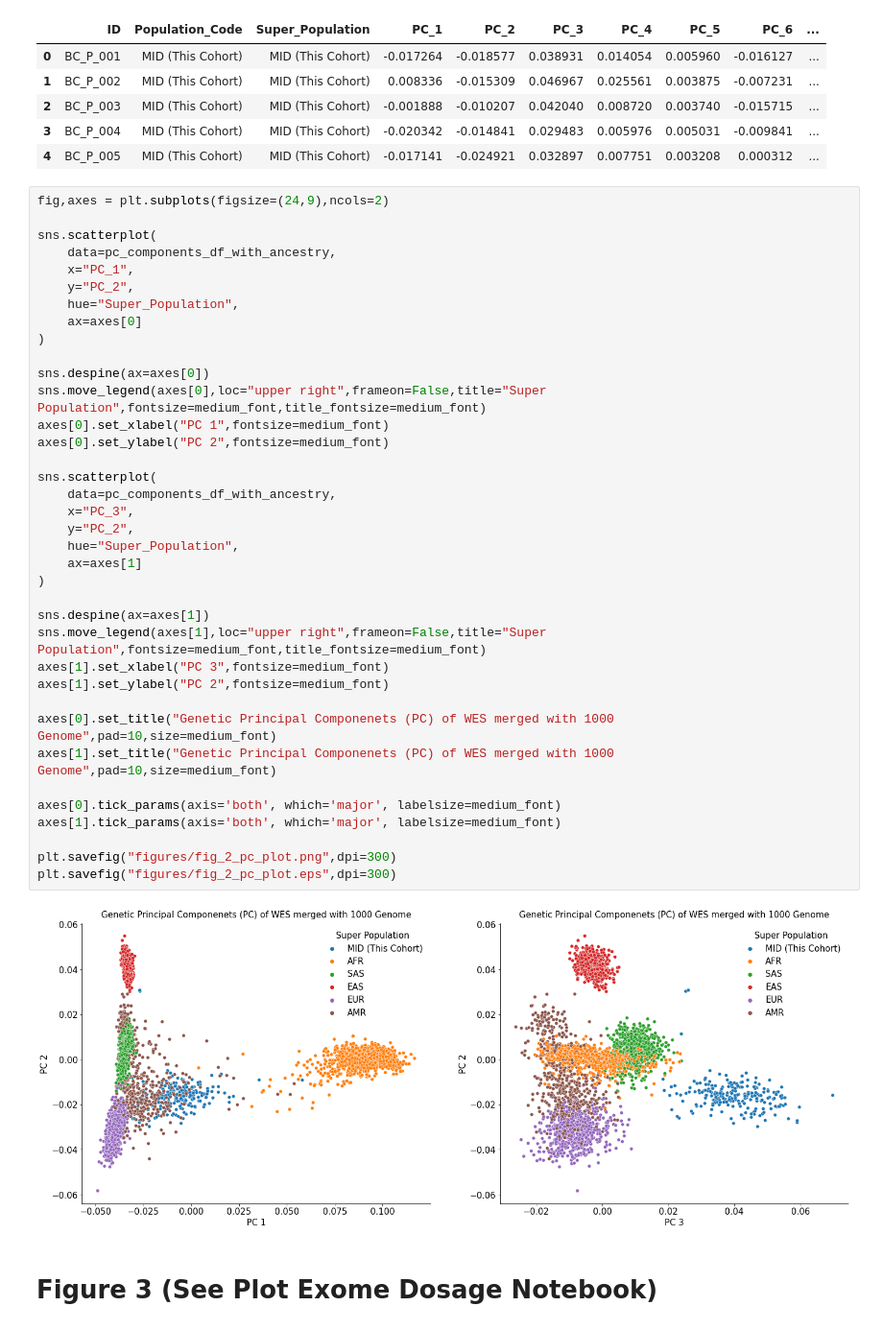
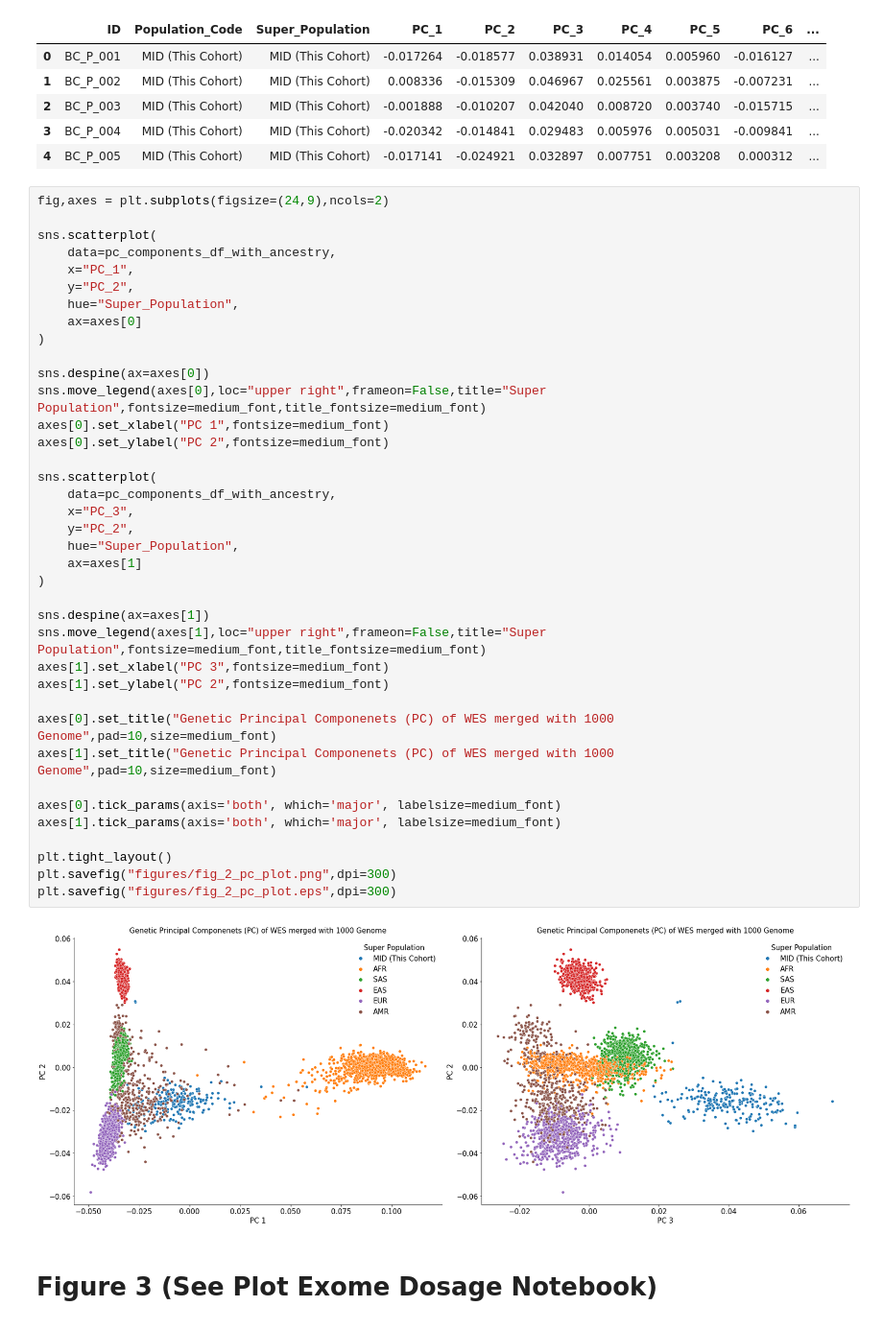
Before and after one commit to hoyinchu/MID_lpWGS_Breast_Cancer, a Jupyter notebook: MainFiguresNotebook.ipynb, the cells around one changed output. Shown at 96% size. Saved outputs shown, nothing was run; the diff lists cells and outputs as text.

```diff
--- a/MainFiguresNotebook.ipynb
+++ b/MainFiguresNotebook.ipynb
@@ -155,34 +148,35 @@ sns.scatterplot(
     ax=axes[0]
 )
 
 sns.despine(ax=axes[0])
 sns.move_legend(axes[0],loc="upper right",frameon=False,title="Super Population",fontsize=medium_font,title_fontsize=medium_font)
 axes[0].set_xlabel("PC 1",fontsize=medium_font)
 axes[0].set_ylabel("PC 2",fontsize=medium_font)
 
 sns.scatterplot(
     data=pc_components_df_with_ancestry,
     x="PC_3",
     y="PC_2",
     hue="Super_Population",
     ax=axes[1]
 )
 
 sns.despine(ax=axes[1])
 sns.move_legend(axes[1],loc="upper right",frameon=False,title="Super Population",fontsize=medium_font,title_fontsize=medium_font)
 axes[1].set_xlabel("PC 3",fontsize=medium_font)
 axes[1].set_ylabel("PC 2",fontsize=medium_font)
 
 axes[0].set_title("Genetic Principal Componenets (PC) of WES merged with 1000 Genome",pad=10,size=medium_font)
 axes[1].set_title("Genetic Principal Componenets (PC) of WES merged with 1000 Genome",pad=10,size=medium_font)
 
 axes[0].tick_params(axis='both', which='major', labelsize=medium_font)
 axes[1].tick_params(axis='both', which='major', labelsize=medium_font)
 
+plt.tight_layout()
 plt.savefig("figures/fig_2_pc_plot.png",dpi=300)
 plt.savefig("figures/fig_2_pc_plot.eps",dpi=300)
 # %% [output]
-[figure, old version]
+[figure, new version]
 # %% [markdown]
 # Figure 3 (See Plot Exome Dosage Notebook)
 # %% [markdown]
```
Also changed, not shown: parts of 57 cells of this notebook, 47 other files.
